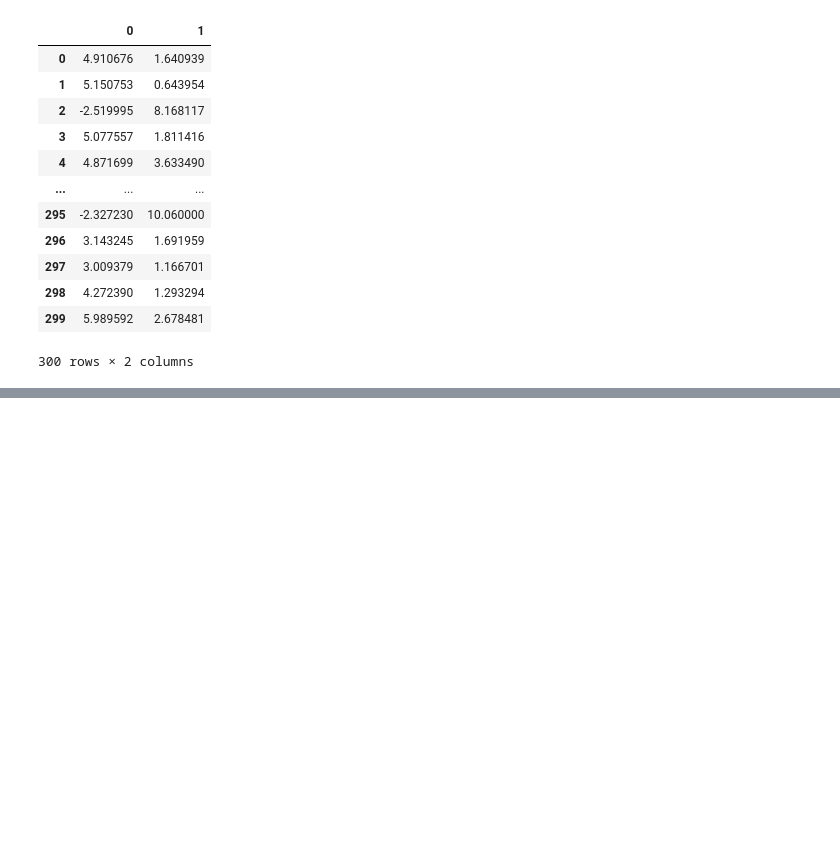
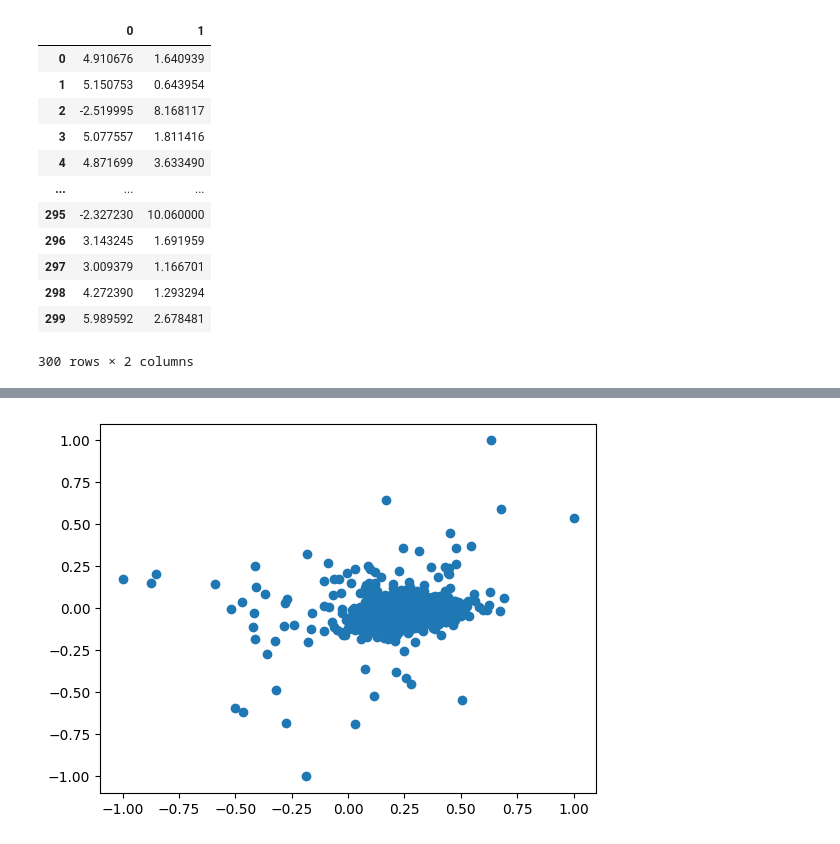
Before and after one commit to nitrazek/outlier-generator-models, a Jupyter notebook: notebooks/test_outliers.ipynb, the cells around one changed output, grey strips where cells are left out. Saved outputs shown, nothing was run; the diff lists cells and outputs as text; code cells hidden in the pictures; blank space fills up the shorter version.

```diff
--- a/notebooks/test_outliers.ipynb
+++ b/notebooks/test_outliers.ipynb
@@ -25,3 +26,7 @@ X_normal
 | 298 | 4.272390 | 1.293294 |
 | 299 | 5.989592 | 2.678481 |
 300 rows × 2 columns
+# %%
+df, meta = load(name=AVAILABLE[0])
+
+df
@@ -28,2 +48,7 @@ X_normal
+# %%
+plt.scatter(df.iloc[:, 0], df.iloc[:, 1])
+plt.show()
+# %% [output]
+[figure, added]
 # %%
 model = OutlierGenerator(estimator=LogisticRegression())
```
Also changed, not shown: parts of 3 cells of this notebook, 1 other file.
